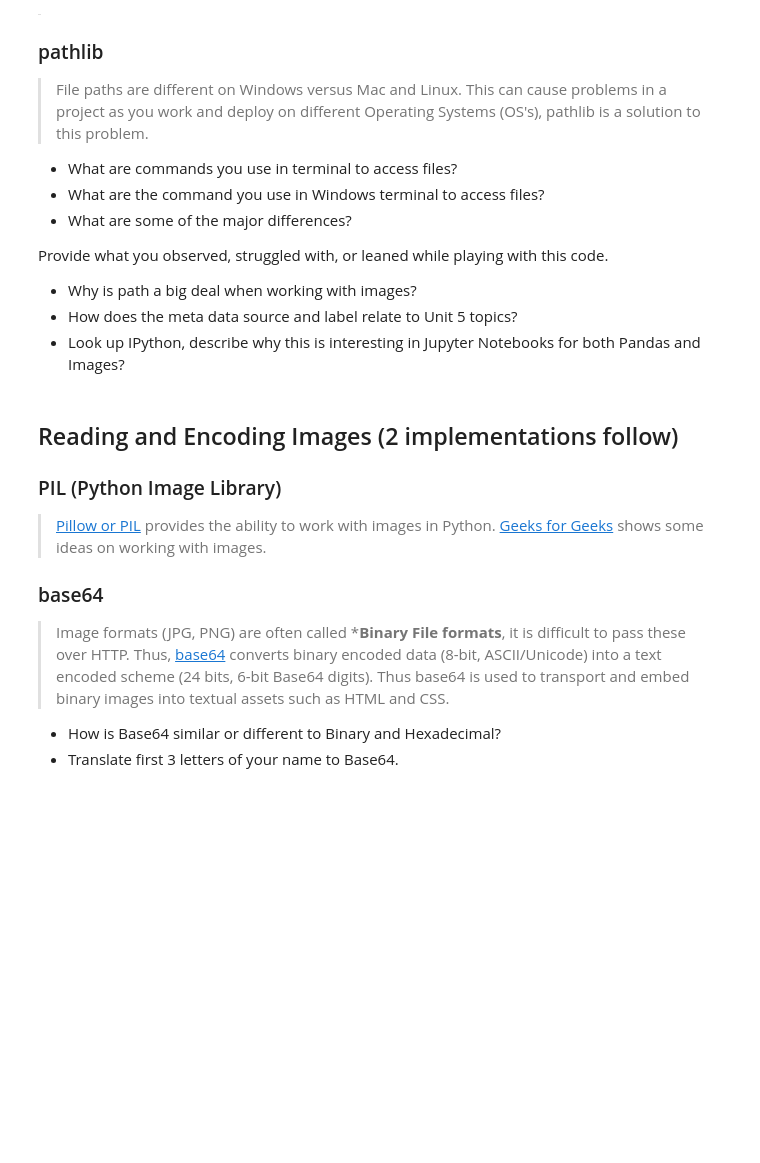
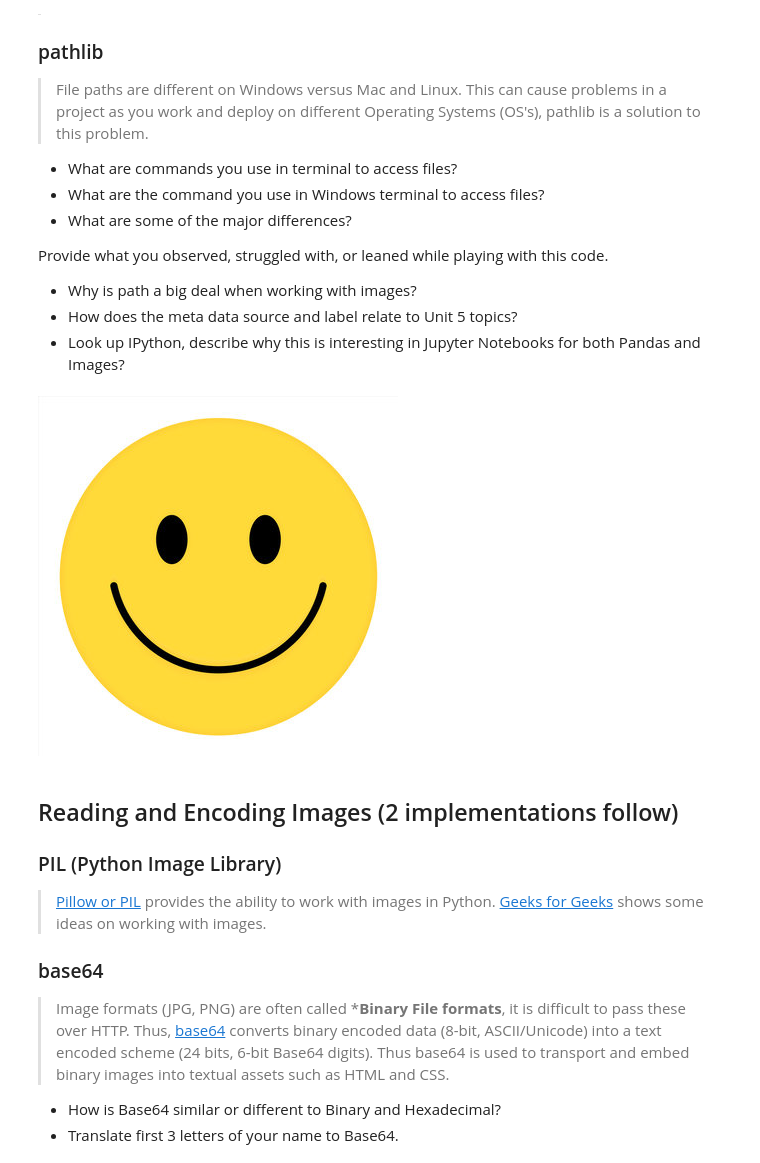
Before and after one commit to ADVAYS16/CSP, a Jupyter notebook: _notebooks/2023-03-06-extra-seed.ipynb, the cells around one changed output. Saved outputs shown, nothing was run; the diff lists cells and outputs as text; code cells hidden in the pictures; blank space fills up the shorter version.

```diff
--- a/_notebooks/2023-03-06-extra-seed.ipynb
+++ b/_notebooks/2023-03-06-extra-seed.ipynb
@@ -44,36 +44,27 @@ Provide what you observed, struggled with, or leaned while playing with this cod
 - How does the meta data source and label relate to Unit 5 topics?
 - Look up IPython, describe why this is interesting in Jupyter Notebooks for both Pandas and Images?
 # %%
-
 from IPython.display import Image, display
-from pathlib import Path  # https://medium.com/@ageitgey/python-3-quick-tip-the-easy-way-to-deal-with-file-paths-on-windows-mac-and-linux-11a072b58d5f
-
-# prepares a series of images
-def image_data(path=Path("images/"), images=None):  # path of static images is defaulted
-    if images is None:  # default image
+from pathlib import Path
+def image_data(path=Path("../images"), images=None):
+    if images is None:
         images = [
-            {'source': "Peter Carolin", 'label': "Clouds Impression", 'file': "clouds-impression.png"},
-            {'source': "Peter Carolin", 'label': "Lassen Volcano", 'file': "lassen-volcano.jpg"}
+            {'source': "Peter Carolin", 'label': "Clouds Impression", 'file': "smile.jpg"},
         ]
     for image in images:
-        # File to open
-        image['filename'] = path / image['file']  # file with path
+        image['filename'] = path / image['file']
     return images
 
 def image_display(images):
     for image in images:
         display(Image(filename=image['filename']))
 
 
-# Run this as standalone tester to see sample data printed in Jupyter terminal
 if __name__ == "__main__":
-    # print parameter supplied image
-    green_square = image_data(images=[{'source': "Internet", 'label': "Green Square", 'file': "green-square-16.png"}])
-    image_display(green_square)
-
-    # display default images from image_data()
     default_images = image_data()
     image_display(default_images)
+# %% [output]
+[figure, added]
 # %% [markdown]
 ## Reading and Encoding Images (2 implementations follow)
 
```
Also changed, not shown: parts of 2 cells of this notebook, 20 other files.
